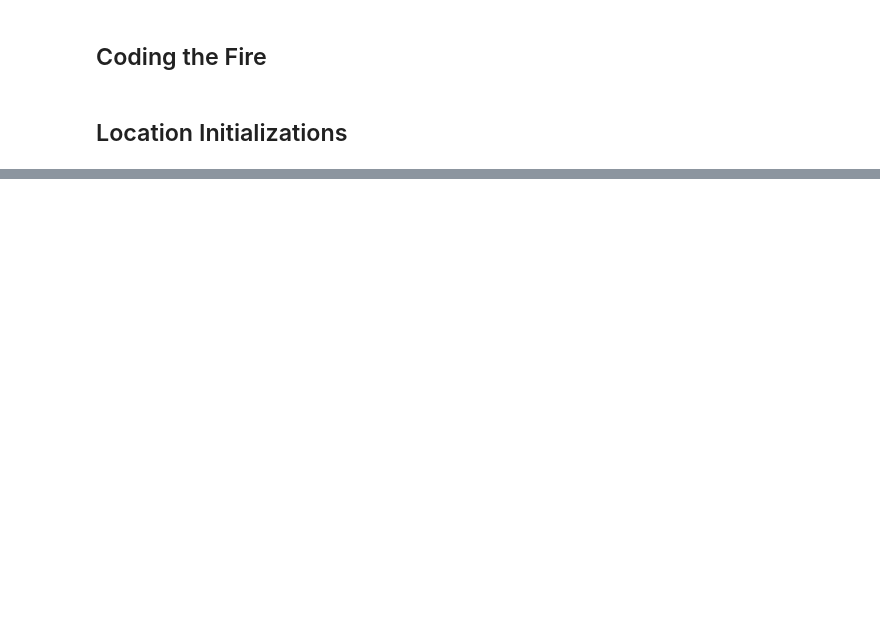
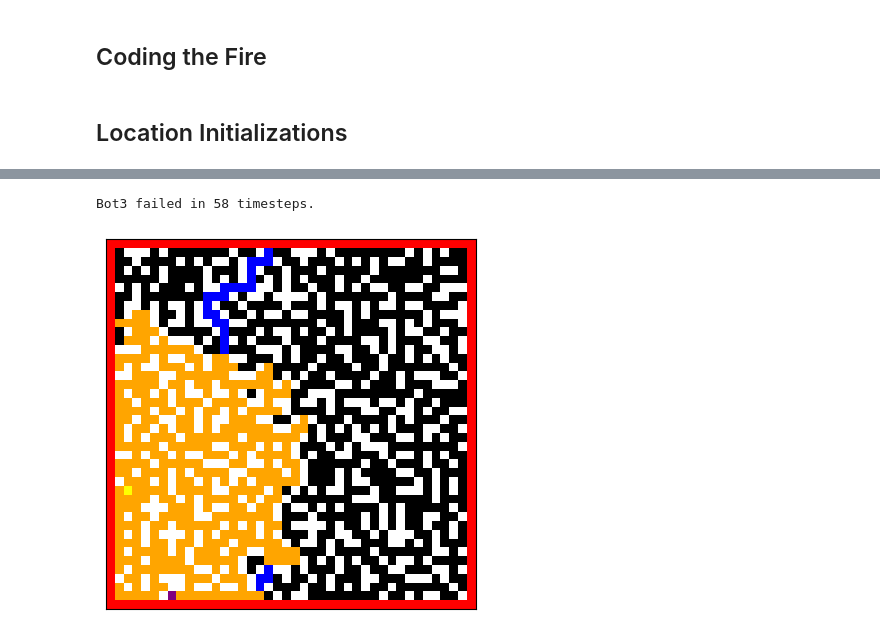
Before and after one commit to tejaswitripathi/Intro-AI-Project-1, a Jupyter notebook: AI Project 1.ipynb, the cells around one changed output, grey strips where cells are left out. Drawn from its saved outputs; the diff is of its cells as text; code cells hidden in the pictures; blank space fills up the shorter version.

```diff
--- a/AI Project 1.ipynb
+++ b/AI Project 1.ipynb
@@ -334,0 +379,59 @@ The yellow dot represents the source of the fire. The pink dot represents the bu
+# %%
+bot3Grid = copy.deepcopy(grid)
+bot3Grid[fireLoc[0]][fireLoc[1]] = 3
+
+t = 1
+fireLocs = []
+r,c = fireLoc[0], fireLoc[1]
+fireLocs.extend(((r-1, c), (r+1, c), (r,c-1), (r,c+1)))
+success = True
+pathBot3 = []
+pathBot3.append(botLoc)
+pathBot3 = shortestBot3(bot3Grid, botLoc, fireLocs, butLoc, 0, pathBot3)
+i = 0
+while i < len(pathBot3):
+    fireLocs = spreadFire(bot3Grid, fireLocs)
+    if bot3Grid[pathBot3[i][0]][pathBot3[i][1]] == 3:
+        print(f"Bot3 failed in {t} timesteps.")
+        success = False
+        break
+    bot3Grid[pathBot3[i][0]][pathBot3[i][1]] = 4
+    pathBot3 = shortestBot3(bot3Grid, pathBot3[i], fireLocs, butLoc, i, pathBot3)
+    t = t + 1
+    i = i + 1
+l = len(path)
+bot3Grid[butLoc[0]][butLoc[1]] = 5
+bot3Grid[fireLoc[0]][fireLoc[1]] = 6
+if success: print("Success!")
+# %% [output]
+Bot3 failed in 58 timesteps.
+# %%
+color_map = {
+    0: 'white',
+    1: 'black',
+    2: 'red',
+    3: 'orange',
+    4: 'blue',
+    5: 'purple',
+    6: 'yellow'
+}
+
+# Create a figure and axis
+fig, ax = plt.subplots()
+
+# Create a grid where each cell is colored according to the value in the array
+for i in range(len(bot3Grid)):
+    for j in range(len(bot3Grid[i])):
+        ax.add_patch(plt.Rectangle((j, i), 1, 1, facecolor=color_map[bot3Grid[i][j]]))
+
+# Set grid limits and turn off axis
+ax.set_xlim(0, len(bot3Grid[0]))
+ax.set_ylim(0, len(bot3Grid))
+ax.set_xticks([])
+ax.set_yticks([])
+ax.set_aspect('equal')
+
+plt.gca().invert_yaxis()  # Invert y-axis to make the grid origin (0,0) at the top-left corner
+plt.show()
+# %% [output]
+[figure, added]
```
Also changed, not shown: parts of 25 cells of this notebook.
